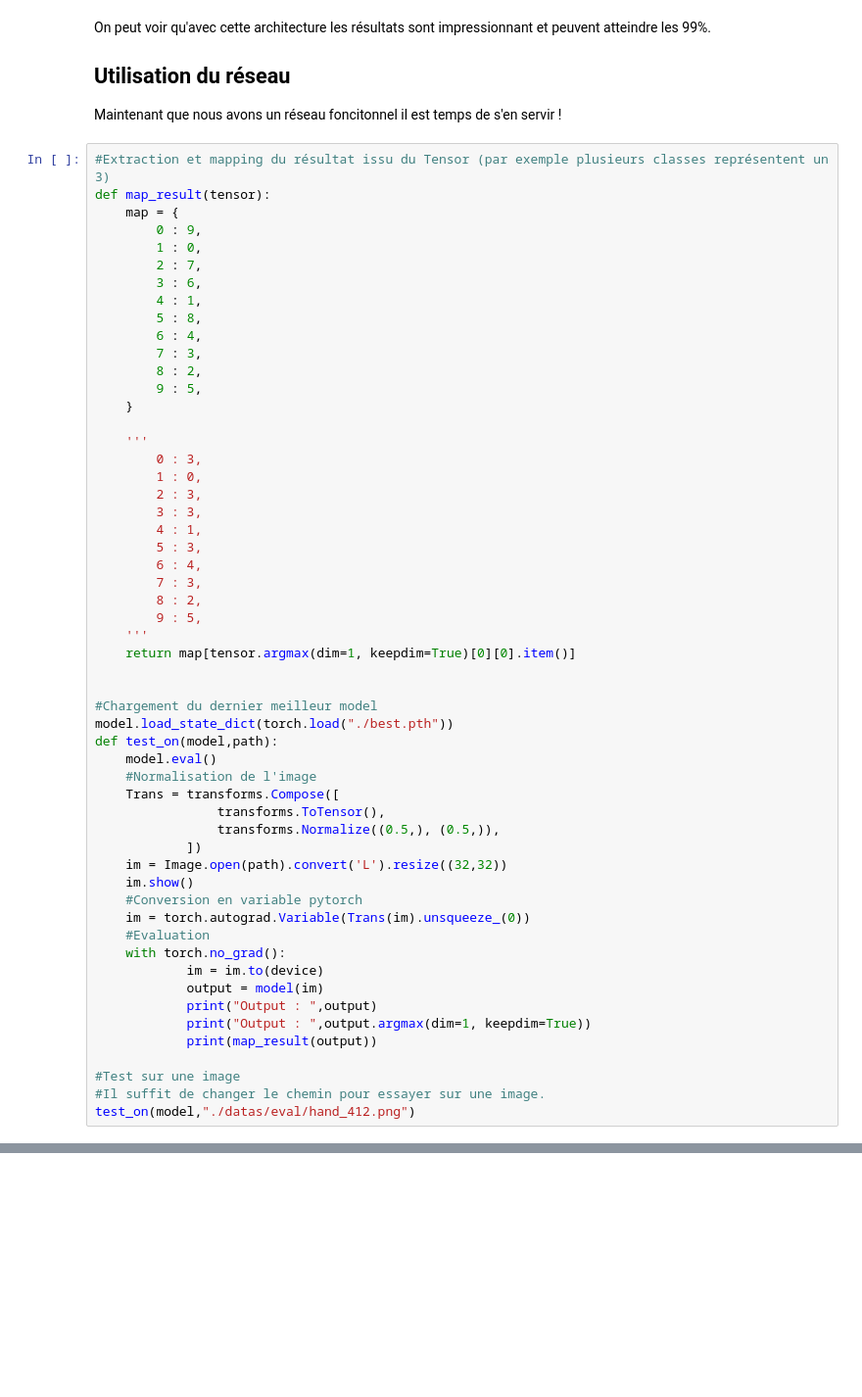
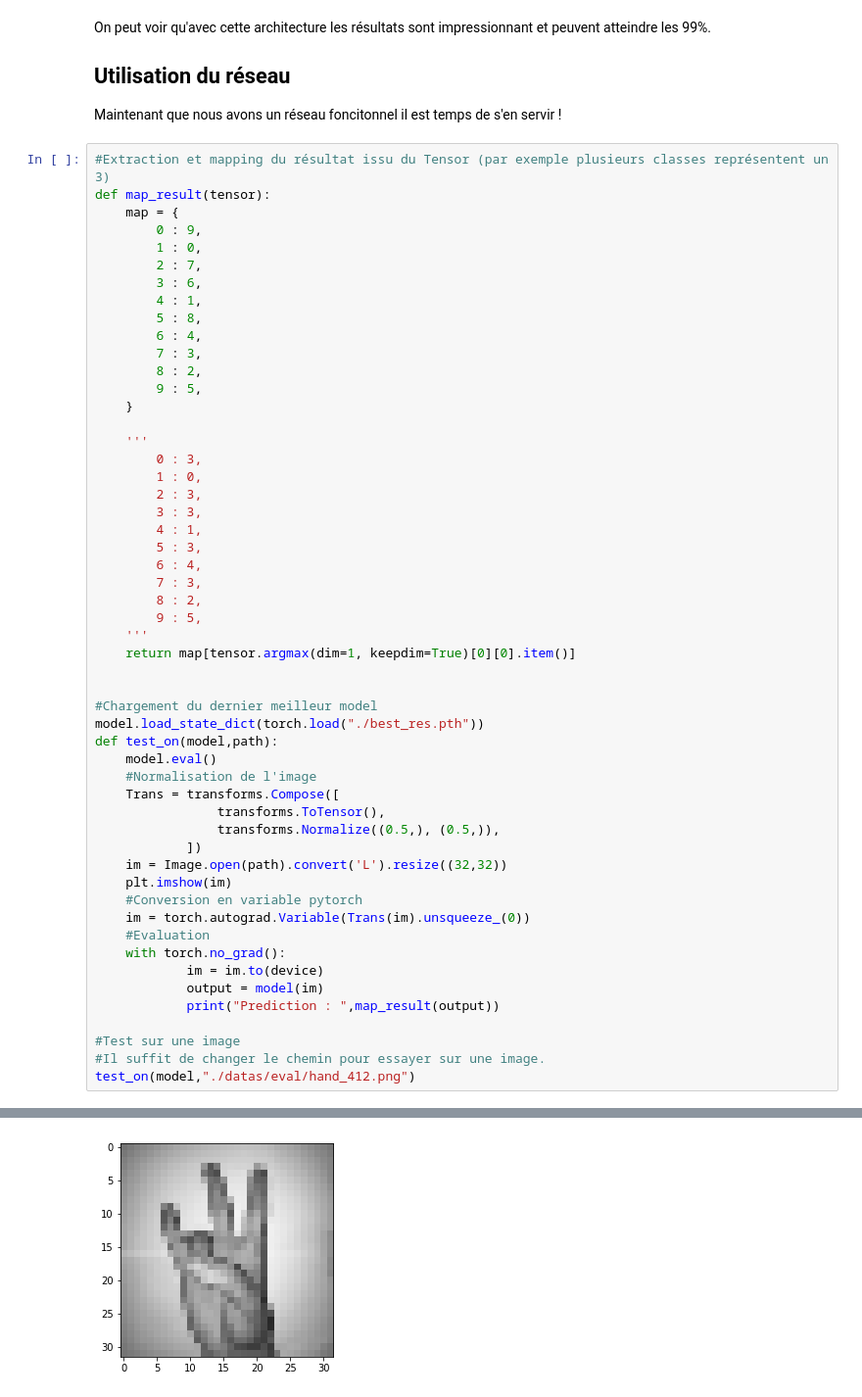
Before and after one commit to CuadrosNicolas/SignLanguageRecognition, a Jupyter notebook: Sign Language Number Recognition.ipynb, the cells around one changed output, grey strips where cells are left out. Shown: that part at 98% size. Drawn from its saved outputs; the diff is of its cells as text; blank space fills up the shorter version.

```diff
--- a/Sign Language Number Recognition.ipynb
+++ b/Sign Language Number Recognition.ipynb
@@ -429,7 +391,7 @@ def map_result(tensor):
 
 
 #Chargement du dernier meilleur model
-model.load_state_dict(torch.load("./best.pth"))
+model.load_state_dict(torch.load("./best_res.pth"))
 def test_on(model,path):
     model.eval()
     #Normalisation de l'image
@@ -438,16 +400,14 @@ def test_on(model,path):
                 transforms.Normalize((0.5,), (0.5,)),
             ])
     im = Image.open(path).convert('L').resize((32,32))
-    im.show()
+    plt.imshow(im)
     #Conversion en variable pytorch
     im = torch.autograd.Variable(Trans(im).unsqueeze_(0))
     #Evaluation
     with torch.no_grad():
             im = im.to(device)
             output = model(im)
-            print("Output : ",output)
-            print("Output : ",output.argmax(dim=1, keepdim=True))
-            print(map_result(output))
+            print("Prediction : ",map_result(output))
 
 #Test sur une image
 #Il suffit de changer le chemin pour essayer sur une image.
@@ -459,0 +417 @@ Output :  tensor([[0]], device='cuda:0')
+[figure, added]
```
Also changed, not shown: parts of 7 cells of this notebook, 6 other files.
